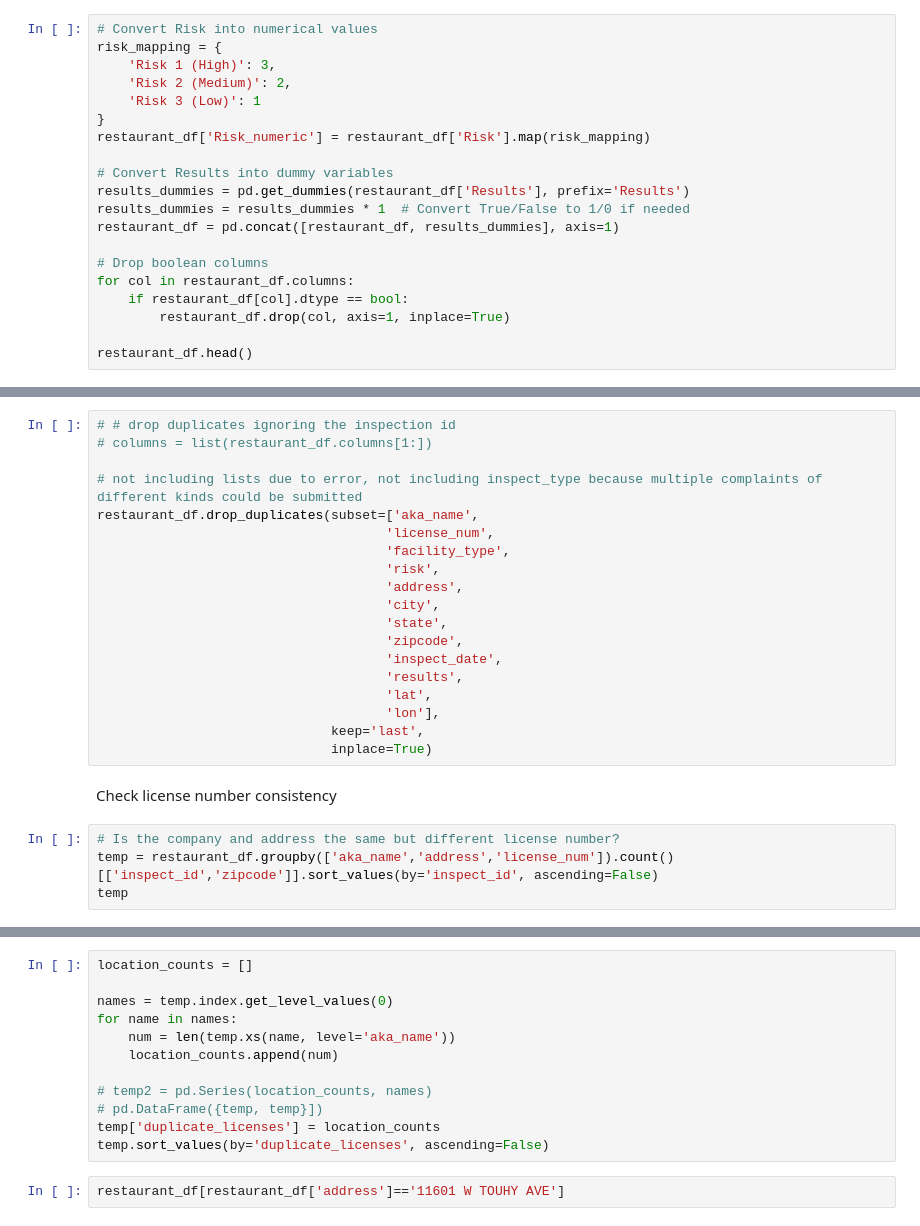
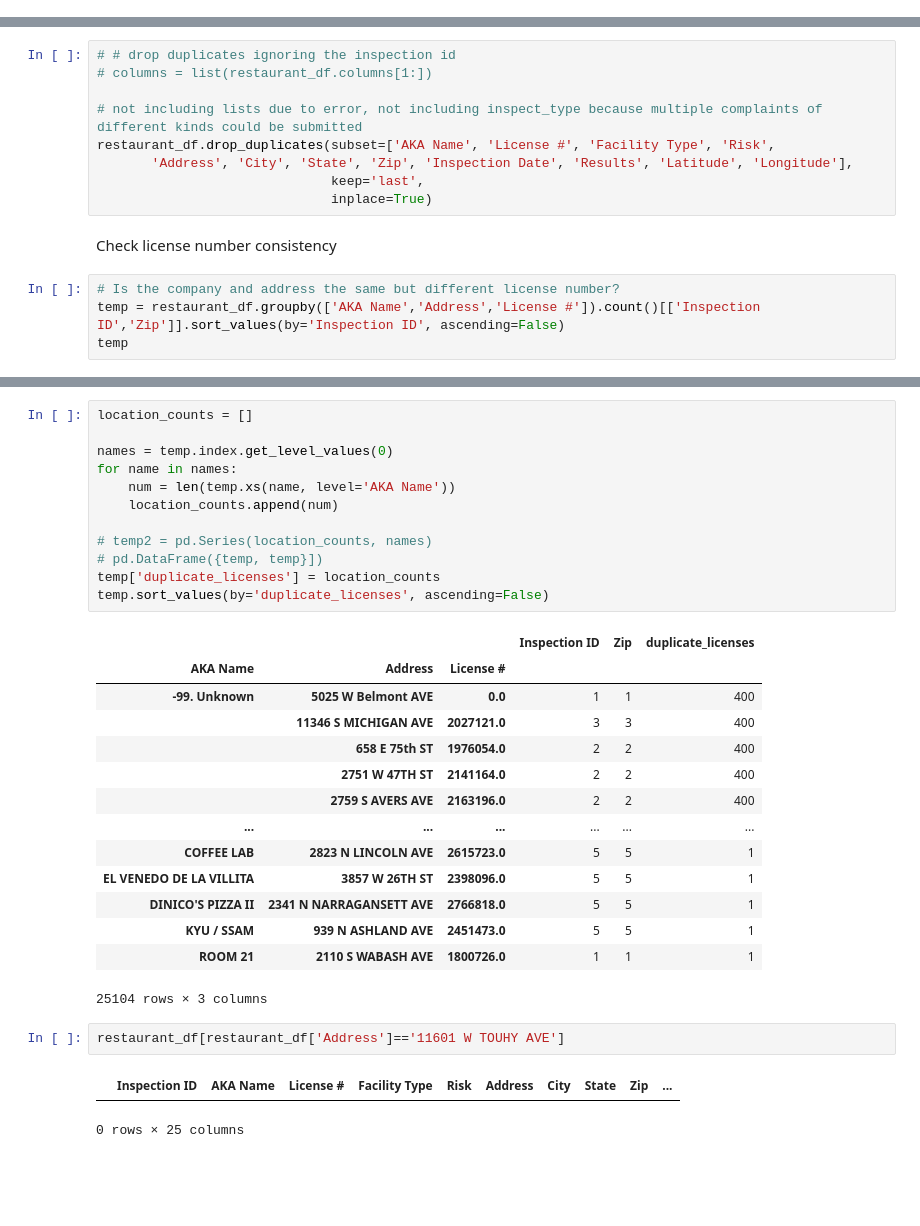
Before and after one commit to ejw-data/proj-food-inspections, a Jupyter notebook: eda_play.ipynb, the cells around one changed output, grey strips where cells are left out. Saved outputs shown, nothing was run; the diff lists cells and outputs as text; blank space fills up the shorter version.

```diff
--- a/eda_play.ipynb
+++ b/eda_play.ipynb
@@ -678,23 +697,3 @@ restaurant_df[restaurant_df['License #']==2637249]
 | 101149 | 2253115 | CASA DEL SOL | 2637249.0 | Restaurant | Risk 1 (High) | 8918 S COMMERCIAL AVE | CHICAGO | IL | 60617.0 | ... |
 | 101370 | 2252398 | CASA DEL SOL | 2637249.0 | Restaurant | Risk 1 (High) | 8918 S COMMERCIAL AVE | CHICAGO | IL | 60617.0 | ... |
 6 rows × 25 columns
-# %%
-# Convert Risk into numerical values
-risk_mapping = {
-    'Risk 1 (High)': 3,
-    'Risk 2 (Medium)': 2,
-    'Risk 3 (Low)': 1
-}
-restaurant_df['Risk_numeric'] = restaurant_df['Risk'].map(risk_mapping)
-
-# Convert Results into dummy variables
-results_dummies = pd.get_dummies(restaurant_df['Results'], prefix='Results')
-results_dummies = results_dummies * 1  # Convert True/False to 1/0 if needed
-restaurant_df = pd.concat([restaurant_df, results_dummies], axis=1)
-
-# Drop boolean columns
-for col in restaurant_df.columns:
-    if restaurant_df[col].dtype == bool:
-        restaurant_df.drop(col, axis=1, inplace=True)
-
-restaurant_df.head()
@@ -751,24 +733,14 @@ KeyError: 'inspect_date'
 # columns = list(restaurant_df.columns[1:])
 
 # not including lists due to error, not including inspect_type because multiple complaints of different kinds could be submitted
-restaurant_df.drop_duplicates(subset=['aka_name',
-                                     'license_num',
-                                     'facility_type',
-                                     'risk',
-                                     'address',
-                                     'city',
-                                     'state',
-                                     'zipcode',
-                                     'inspect_date',
-                                     'results',
-                                     'lat',
-                                     'lon'],
+restaurant_df.drop_duplicates(subset=['AKA Name', 'License #', 'Facility Type', 'Risk',
+       'Address', 'City', 'State', 'Zip', 'Inspection Date', 'Results', 'Latitude', 'Longitude'],
                               keep='last',
                               inplace=True)
 # %% [markdown]
 Check license number consistency
 # %%
 # Is the company and address the same but different license number?
-temp = restaurant_df.groupby(['aka_name','address','license_num']).count()[['inspect_id','zipcode']].sort_values(by='inspect_id', ascending=False)
+temp = restaurant_df.groupby(['AKA Name','Address','License #']).count()[['Inspection ID','Zip']].sort_values(by='Inspection ID', ascending=False)
 temp
 # %% [output]
@@ -793,14 +798,32 @@ t.index[0]
 # %%
 location_counts = []
 
 names = temp.index.get_level_values(0)
 for name in names:
-    num = len(temp.xs(name, level='aka_name'))
+    num = len(temp.xs(name, level='AKA Name'))
     location_counts.append(num)
 
 # temp2 = pd.Series(location_counts, names)
 # pd.DataFrame({temp, temp}])
 temp['duplicate_licenses'] = location_counts
 temp.sort_values(by='duplicate_licenses', ascending=False)
+# %% [output]
+|  |  |  | Inspection ID | Zip | duplicate_licenses |
+| AKA Name | Address | License # |  |  |  |
+| -99. Unknown | 5025 W Belmont AVE | 0.0 | 1 | 1 | 400 |
+|  | 11346 S MICHIGAN AVE | 2027121.0 | 3 | 3 | 400 |
+|  | 658 E 75th ST | 1976054.0 | 2 | 2 | 400 |
+|  | 2751 W 47TH ST | 2141164.0 | 2 | 2 | 400 |
+|  | 2759 S AVERS AVE | 2163196.0 | 2 | 2 | 400 |
+| ... | ... | ... | ... | ... | ... |
+| COFFEE LAB | 2823 N LINCOLN AVE | 2615723.0 | 5 | 5 | 1 |
+| EL VENEDO DE LA VILLITA | 3857 W 26TH ST | 2398096.0 | 5 | 5 | 1 |
+| DINICO'S PIZZA II | 2341 N NARRAGANSETT AVE | 2766818.0 | 5 | 5 | 1 |
+| KYU / SSAM | 939 N ASHLAND AVE | 2451473.0 | 5 | 5 | 1 |
+| ROOM 21 | 2110 S WABASH AVE | 1800726.0 | 1 | 1 | 1 |
+25104 rows × 3 columns
 # %%
-restaurant_df[restaurant_df['address']=='11601 W TOUHY AVE']
+restaurant_df[restaurant_df['Address']=='11601 W TOUHY AVE']
+# %% [output]
+|  | Inspection ID | AKA Name | License # | Facility Type | Risk | Address | City | State | Zip | ... |
+0 rows × 25 columns
```
Also changed, not shown: parts of 18 cells of this notebook.
